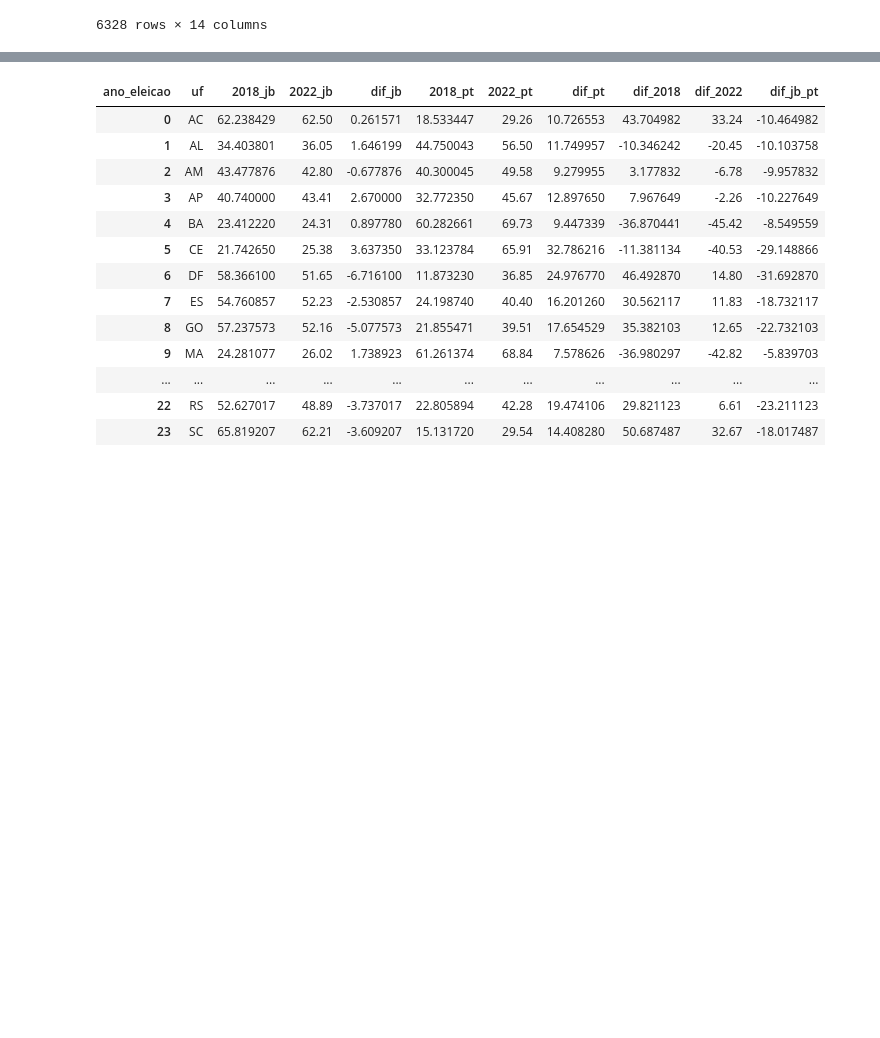
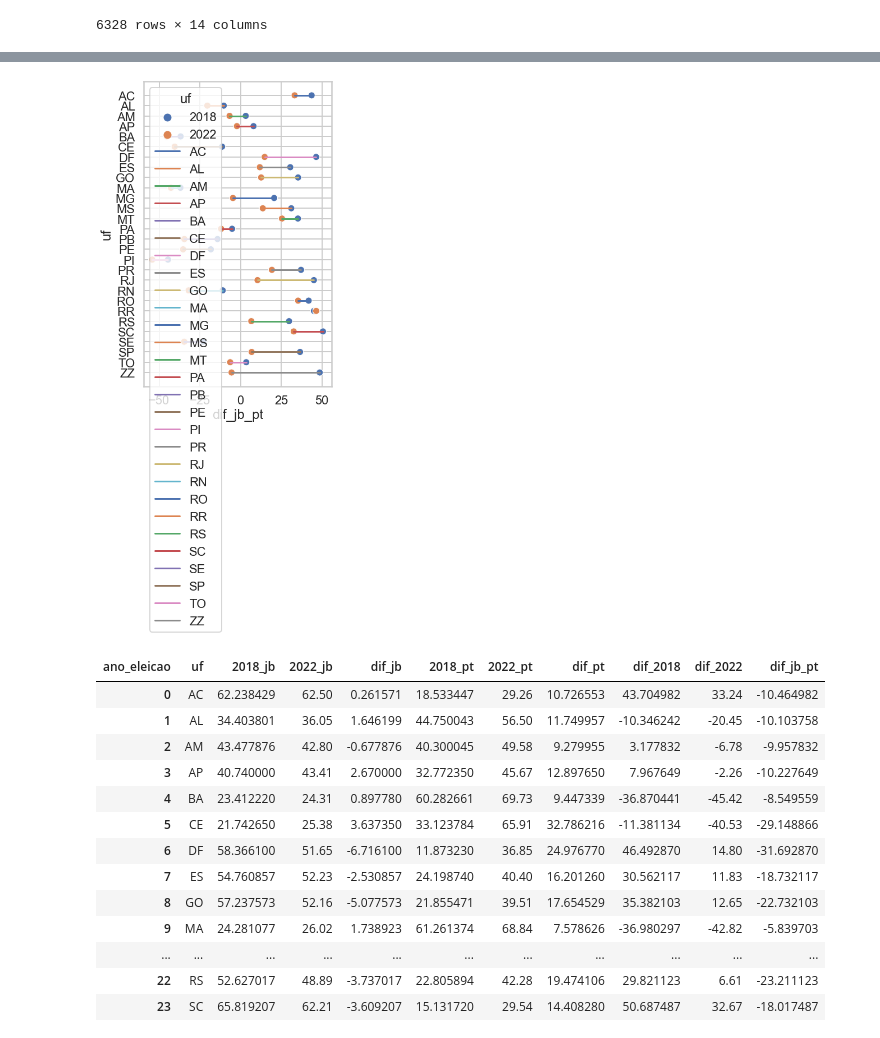
Before and after one commit to analisededados-ufpb/aulas-ad, a Jupyter notebook: 2-eda/analise_eleicoes_2022.ipynb, the cells around one changed output, grey strips where cells are left out. Cells and saved outputs as stored; diff of their text form; code cells hidden in the pictures; blank space fills up the shorter version.

```diff
--- a/2-eda/analise_eleicoes_2022.ipynb
+++ b/2-eda/analise_eleicoes_2022.ipynb
@@ -84,3 +103,12 @@ ValueError: Could not interpret input 'perc_votos'
+# %%
+fig, ax = plt.subplots(figsize=(6, 10))
+df = jb_pt[jb_pt.nr_turno == 1]
+#p = sns.scatterplot(x='dif_jb_pt', y='uf', hue='ano_eleicao', palette="deep", ax=ax, data=df)
+p = sns.scatterplot(x='dif_jb_pt', y='uf', hue='ano_eleicao', palette="deep", ax=ax, data=df)
+sns.lineplot(x='dif_jb_pt', y='uf', hue='uf', palette="deep", ax=ax, data=df)
+plt.show()
+# %% [output]
+[figure, added]
 # %%
 jb_pt_dif = bolsonaro_dif.merge(pt_dif, on=['uf'], suffixes=['_jb', '_pt'])
 jb_pt_dif['dif_2018'] = jb_pt_dif['2018_jb'] - jb_pt_dif['2018_pt']
```
Also changed, not shown: parts of 7 cells of this notebook, 2 other files.
